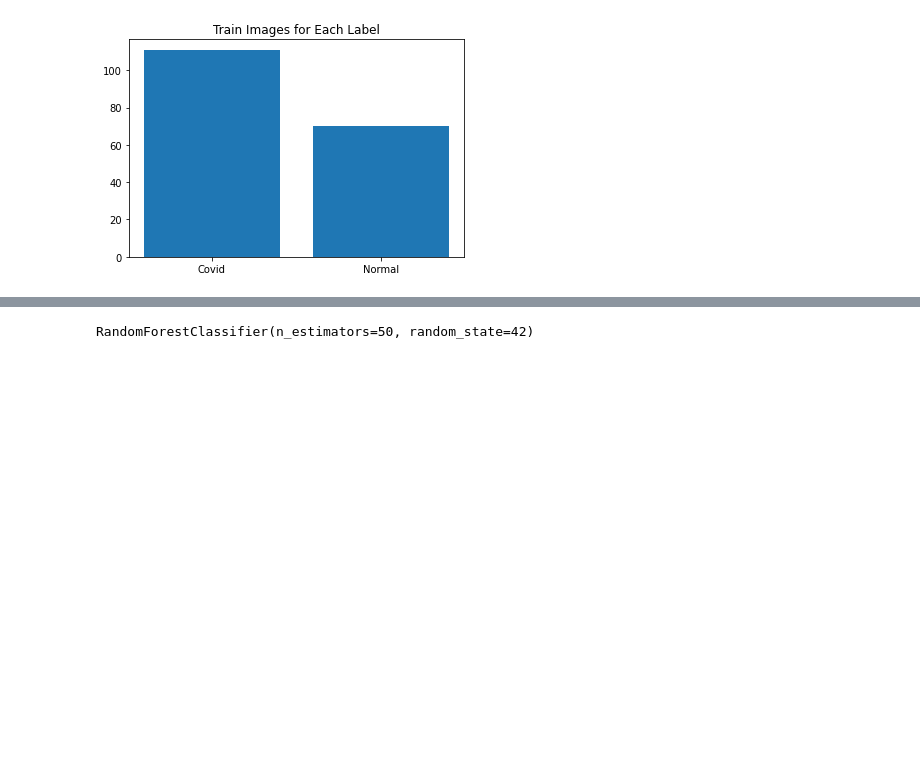
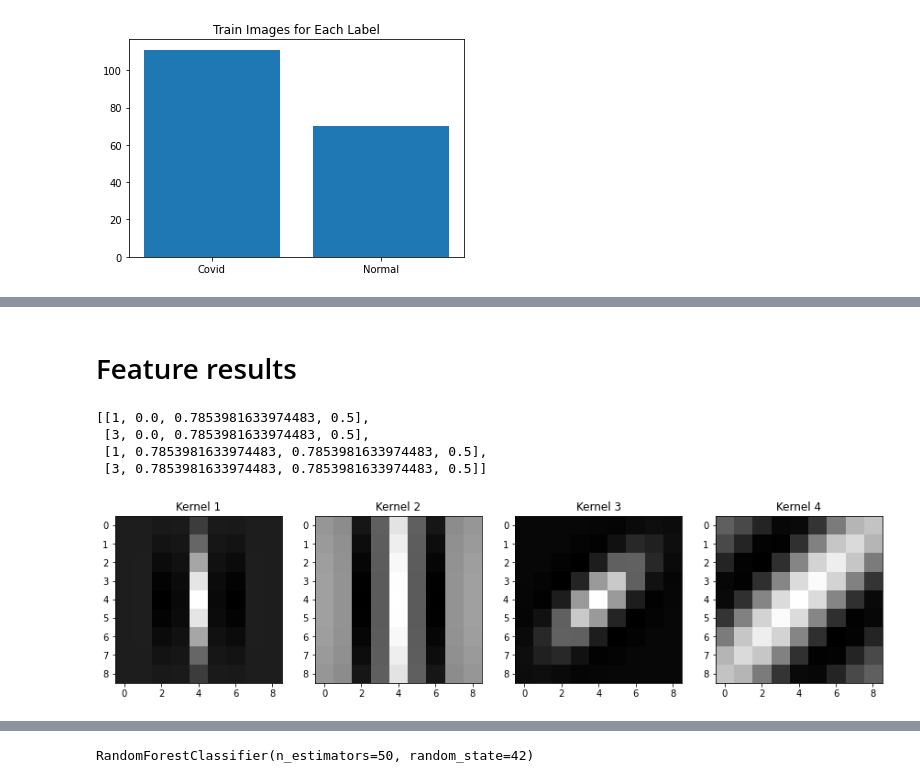
Before and after one commit to Darmawan-21/Img-Class-ML-, a Jupyter notebook: Covid detection/covid lungss.ipynb, the cells around one changed output, grey strips where cells are left out. Saved outputs shown, nothing was run; the diff lists cells and outputs as text; code cells hidden in the pictures; blank space fills up the shorter version.

```diff
--- a/Covid detection/covid lungss.ipynb
+++ b/Covid detection/covid lungss.ipynb
@@ -128,6 +261,8 @@ def feature_extractor(data):
         #feature 2 - gabor features
         num = 1  #To count numbers up in order to give Gabor features a lable in the data frame
         kernels = []
+        parameters  = []
+        img_list = []
         for theta in range(2):   #Define number of thetas
             theta = theta / 4. * np.pi
             for sigma in (1, 3):  #Sigma with 1 and 3
@@ -136,10 +271,17 @@ def feature_extractor(data):
                 gabor_label = 'Gabor' + str(num)  #Label Gabor columns as Gabor1, Gabor2, etc.
     #                print(gabor_label)
                 ksize=9
-                kernel = cv2.getGaborKernel((ksize, ksize), sigma, theta, lamda, gamma, 0, ktype=cv2.CV_32F)
+                kernel = gabor((ksize,ksize),sigma,theta,lamda,0,gamma)
+#                 kernel = cv2.getGaborKernel((ksize, ksize), sigma, theta, lamda, gamma, 0, ktype=cv2.CV_32F)
+                #                 myimshow(kernel)
+
                 kernels.append(kernel)
+                p = [sigma, theta, lamda, gamma]
+                parameters.append(p)
                 #Now filter the image and add values to a new column
                 fimg = cv2.filter2D(img, cv2.CV_8UC3, kernel)
+                img_list.append(fimg)
+#                 fimg = apply_filter_to_image(img, kernel)
                 filtered_img = fimg.reshape(-1)
                 df[gabor_label] = filtered_img  #Labels columns as Gabor1, Gabor2, etc.
                 #print(gabor_label, ': theta=', theta, ': sigma=', sigma, ': lamda=', lamda, ': gamma=', gamma)
@@ -147,4 +289,7 @@ def feature_extractor(data):
 
         image_dataset = image_dataset.append(df)
 
-    return image_dataset
+    return image_dataset,parameters,kernels
+
+#extract train data
+image_feat, param,kernel= feature_extractor(X_train)
@@ -152,0 +296,23 @@ image_feat = feature_extractor(X_train)
+# %% [markdown]
+# Feature results
+# %%
+# Get all kernel value
+import pylab as pl
+kernels = []
+for i in param:
+    kernel = gabor((9,9),i[0], i[1], i[2],0, i[3])
+    kernels.append(kernel)
+# %%
+param
+# %% [output]
+[[1, 0.0, 0.7853981633974483, 0.5],
+ [3, 0.0, 0.7853981633974483, 0.5],
+ [1, 0.7853981633974483, 0.7853981633974483, 0.5],
+ [3, 0.7853981633974483, 0.7853981633974483, 0.5]]
+# %%
+fig, ax = plt.subplots(1,4, figsize = (15,15))
+for i in range(0,4):
+    ax[i].imshow(kernels[i],cmap='gray')
+    ax[i].set_title('Kernel ' + str(i+1))
+# %% [output]
+[figure, added]
```
Also changed, not shown: parts of 29 cells of this notebook.
